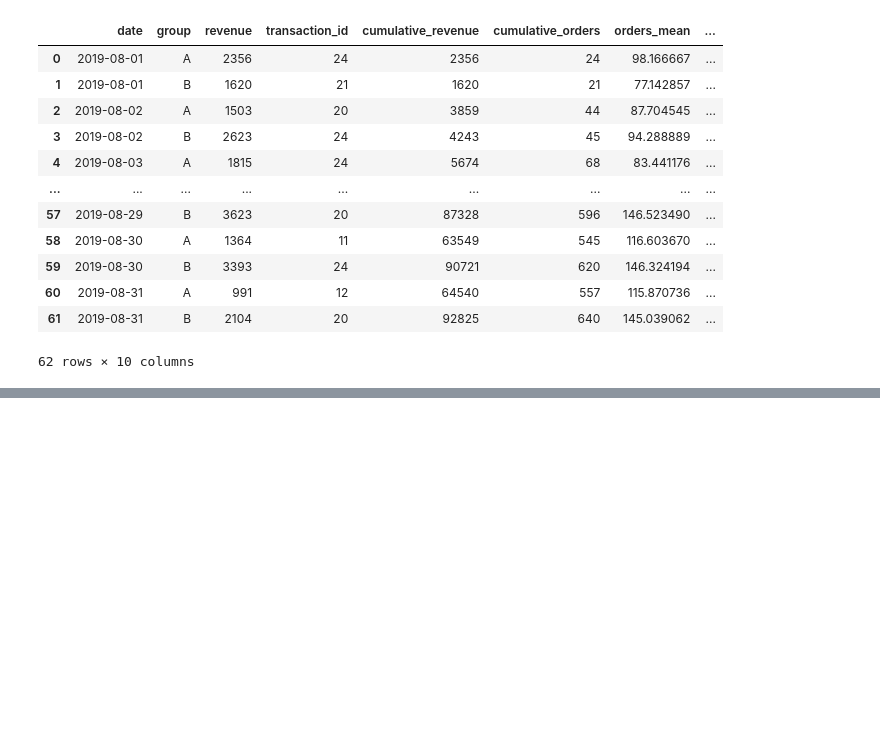
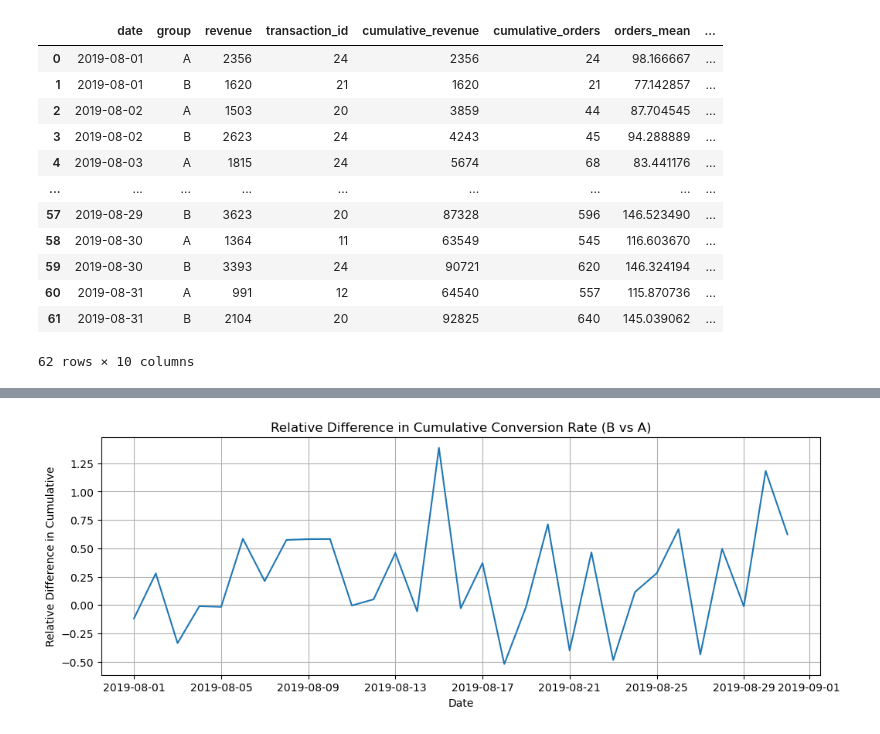
Before and after one commit to RafaelGenari/Bootcamp_Project_Making_Decisions_Based_In_Data, a Jupyter notebook: Notebooks/EDA.ipynb, the cells around one changed output, grey strips where cells are left out. Saved outputs shown, nothing was run; the diff lists cells and outputs as text; code cells hidden in the pictures; blank space fills up the shorter version.

```diff
--- a/Notebooks/EDA.ipynb
+++ b/Notebooks/EDA.ipynb
@@ -539,0 +467,3 @@ plt.show()
+# %%
+comparison_ab = pd.merge(group_a, group_b, on = 'date')
+comparison_ab.head(5)
@@ -539,0 +477,3 @@ plt.show()
+# %%
+comparison_ab['relative_difference'] = (comparison_ab['conversion_b'] - comparison_ab['conversion_a']) / comparison_ab['conversion_a']
+comparison_ab.head(5)
@@ -539,0 +487,10 @@ plt.show()
+# %%
+plt.figure(figsize=(12, 4))
+sns.lineplot(x = 'date', y= 'relative_difference', data = comparison_ab)
+plt.title('Relative Difference in Cumulative Conversion Rate (B vs A)')
+plt.xlabel('Date')
+plt.ylabel('Relative Difference in Cumulative')
+plt.grid()
+plt.show()
+# %% [output]
+[figure, added]
```
Also changed, not shown: parts of 52 cells of this notebook.
